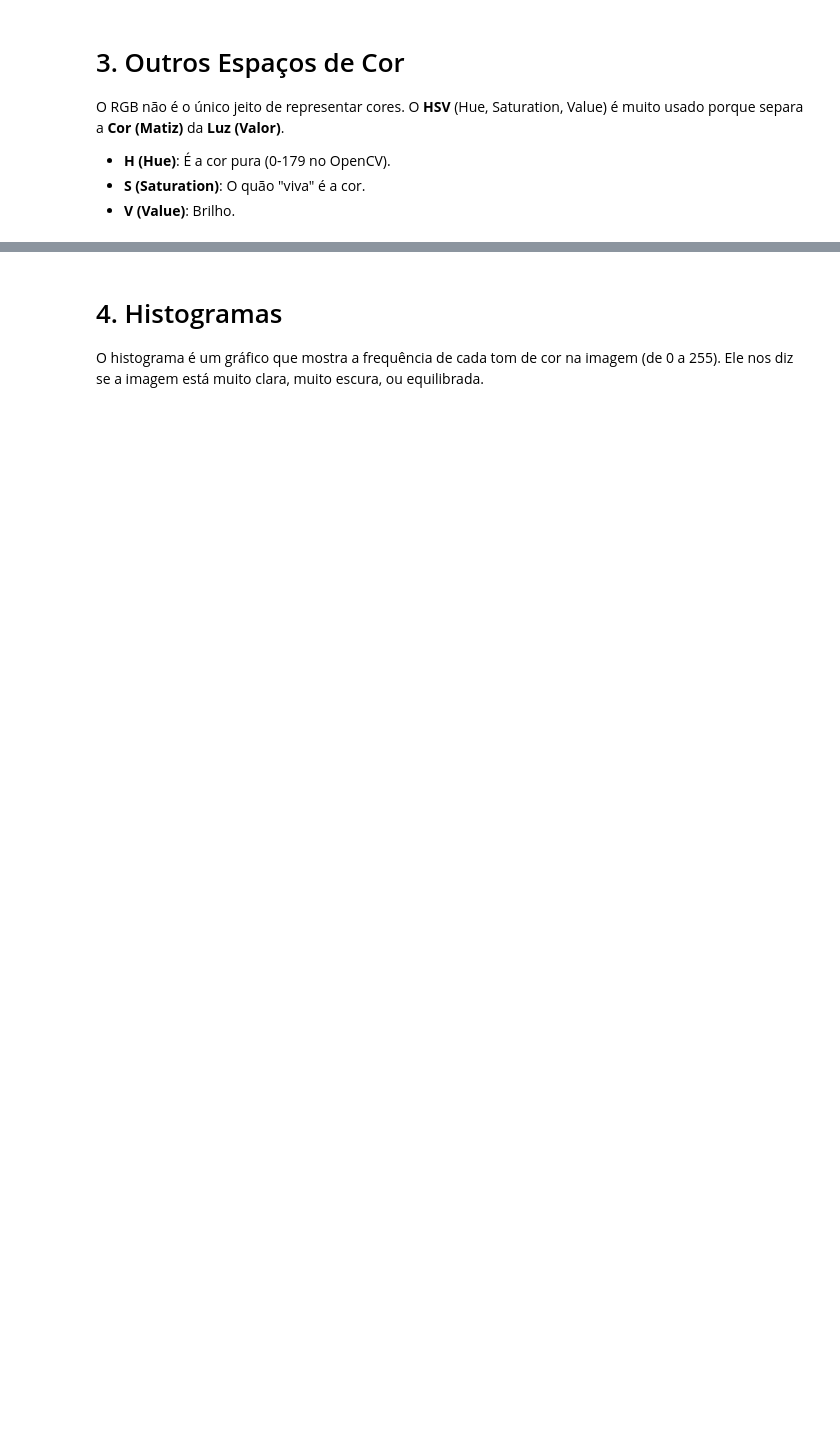
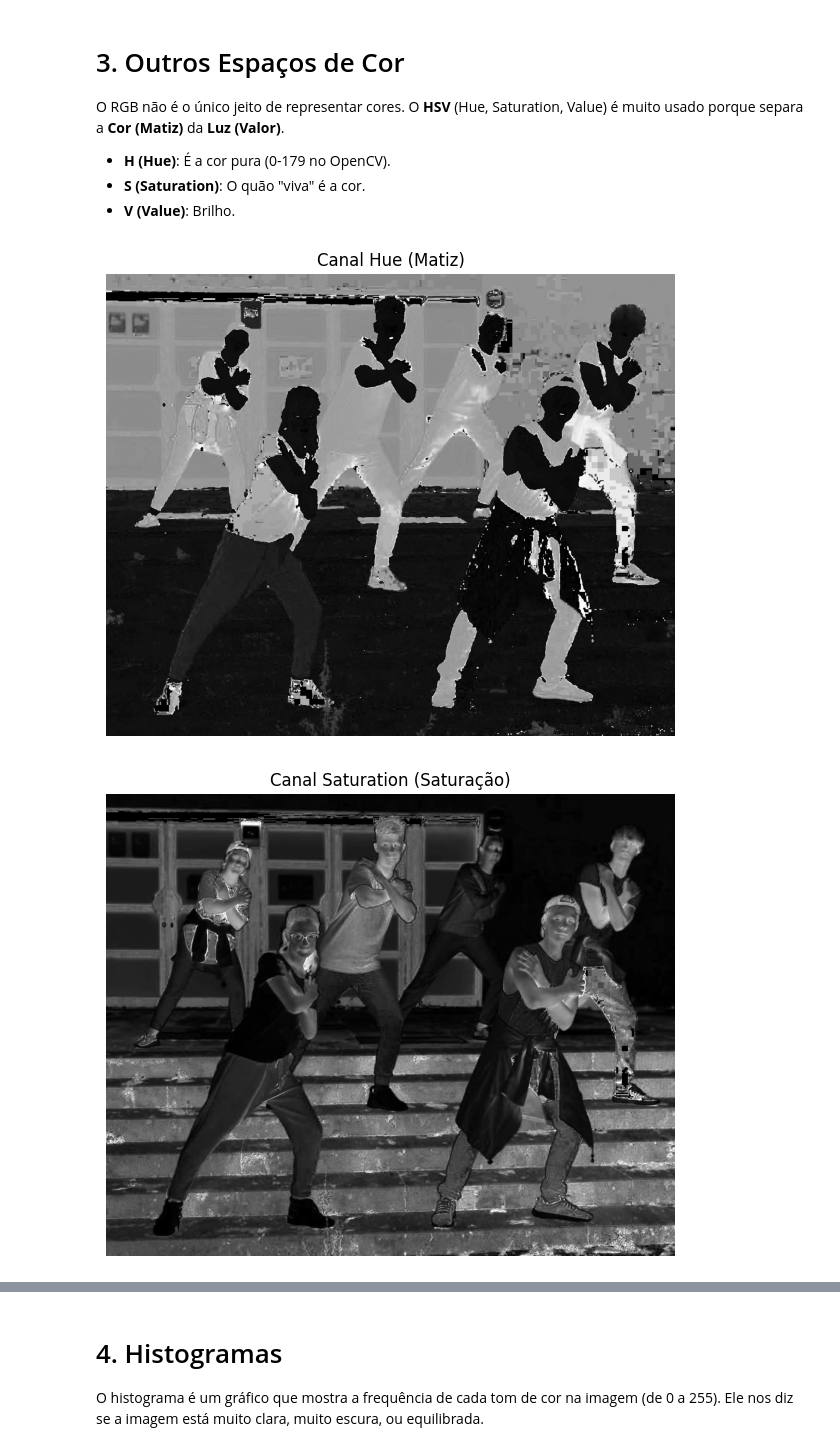
Before and after one commit to DarioAlef/machine_learning, a Jupyter notebook: aulas/03_Vision/aula_49_18-12/Visao/opencv_2_dev.ipynb, the cells around one changed output, grey strips where cells are left out. Saved outputs shown, nothing was run; the diff lists cells and outputs as text; code cells hidden in the pictures; blank space fills up the shorter version.

```diff
--- a/aulas/03_Vision/aula_49_18-12/Visao/opencv_2_dev.ipynb
+++ b/aulas/03_Vision/aula_49_18-12/Visao/opencv_2_dev.ipynb
@@ -81,9 +87,17 @@ O RGB não é o único jeito de representar cores. O **HSV** (Hue, Saturation, V
 # %%
 hsv = cv2.cvtColor(img, cv2.COLOR_BGR2HSV)
 h, s, v = cv2.split(hsv)
 
 mostrar_imagem(h, "Canal Hue (Matiz)")
 
 # Convertendo para Grayscale (apenas Iluminação)
 gray = cv2.cvtColor(img, cv2.COLOR_BGR2GRAY)
+
+mostrar_imagem(s, "Canal Saturation (Saturação)")
+
+mostrar_imagem(v, "Canal Value (Valor/Brilho)")
+
 mostrar_imagem(gray, "Grayscale (Escala de Cinza)")
+# %% [output]
+[figure, added]
+[figure, added]
```
Also changed, not shown: parts of 7 cells of this notebook, 12 other files.
